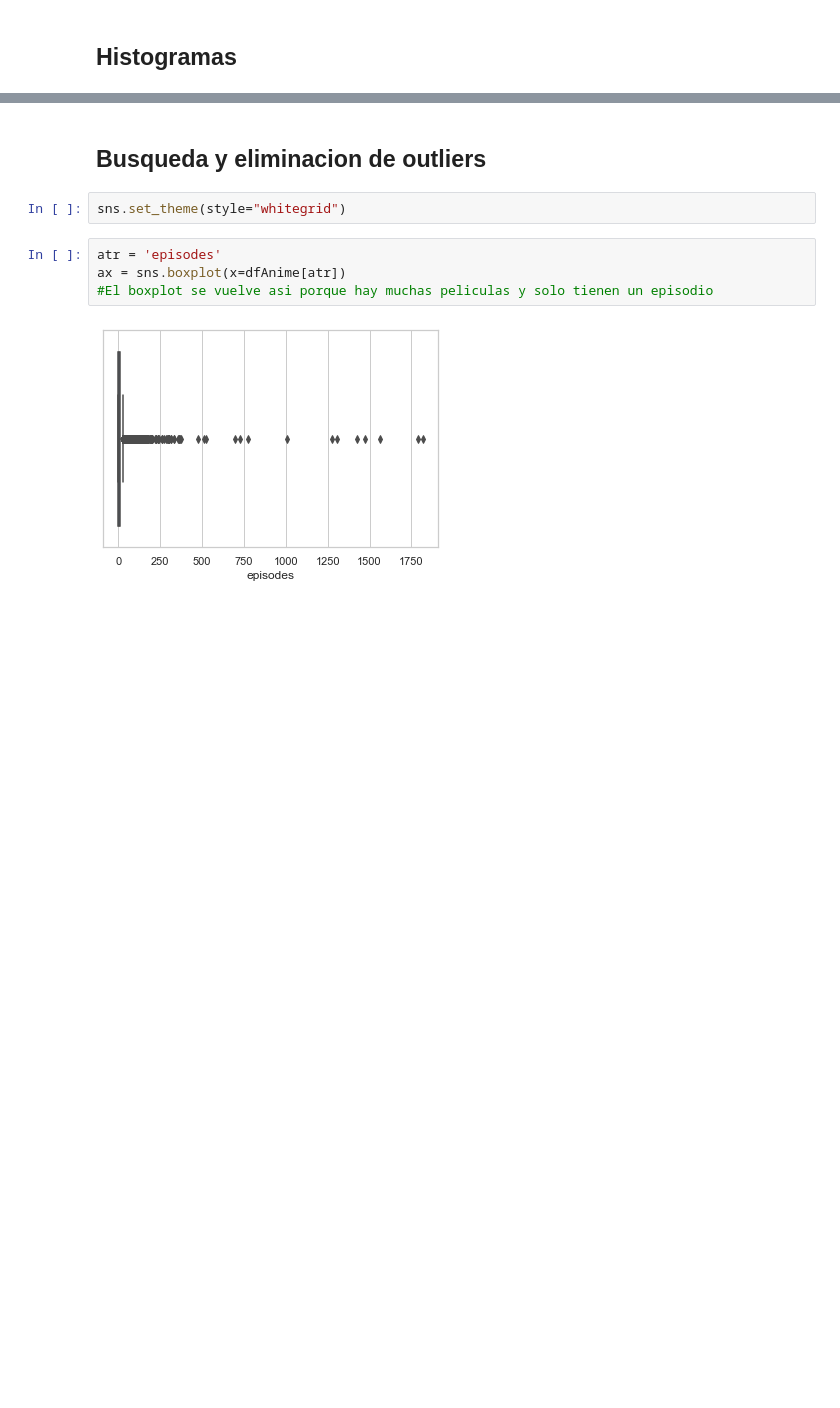
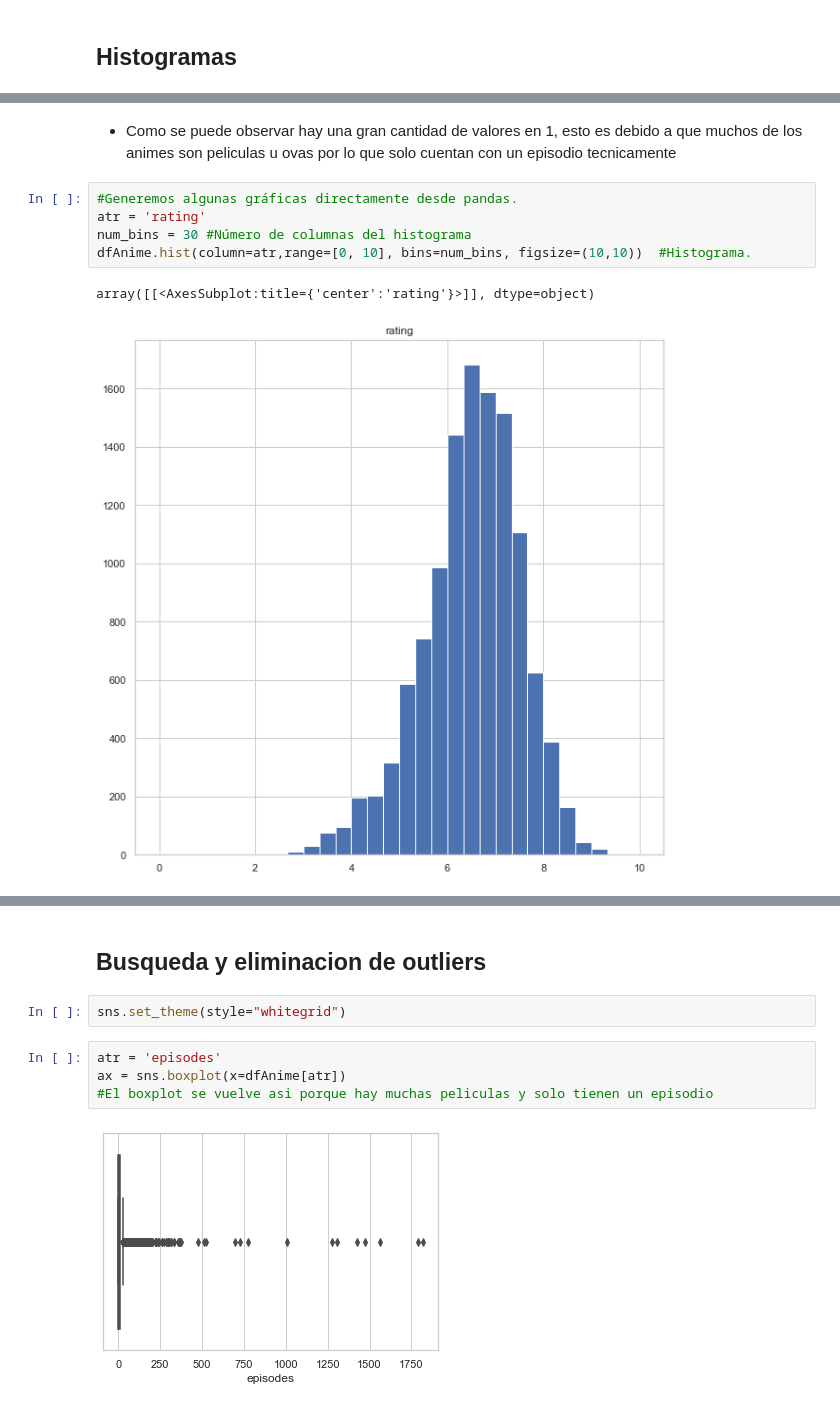
Before and after one commit to 1KVueltasAlCampo/AI-anime-recomendation, a Jupyter notebook: 1raEntrega/Codigo/EDARecomendacionAnime.ipynb, the cells around one changed output, grey strips where cells are left out. Saved outputs shown, nothing was run; the diff lists cells and outputs as text; blank space fills up the shorter version.

```diff
--- a/1raEntrega/Codigo/EDARecomendacionAnime.ipynb
+++ b/1raEntrega/Codigo/EDARecomendacionAnime.ipynb
@@ -146,0 +195,10 @@ array([[<AxesSubplot:title={'center':'episodes'}>]], dtype=object)
+# %% [markdown]
++ Como se puede observar hay una gran cantidad de valores en 1, esto es debido a que muchos de los animes son peliculas u ovas por lo que solo cuentan con un episodio tecnicamente
+# %%
+#Generemos algunas gráficas directamente desde pandas.
+atr = 'rating'
+num_bins = 30 #Número de columnas del histograma
+dfAnime.hist(column=atr,range=[0, 10], bins=num_bins, figsize=(10,10))  #Histograma.
+# %% [output]
+array([[<AxesSubplot:title={'center':'rating'}>]], dtype=object)
+[figure, added]
```
Also changed, not shown: parts of 15 cells of this notebook.
